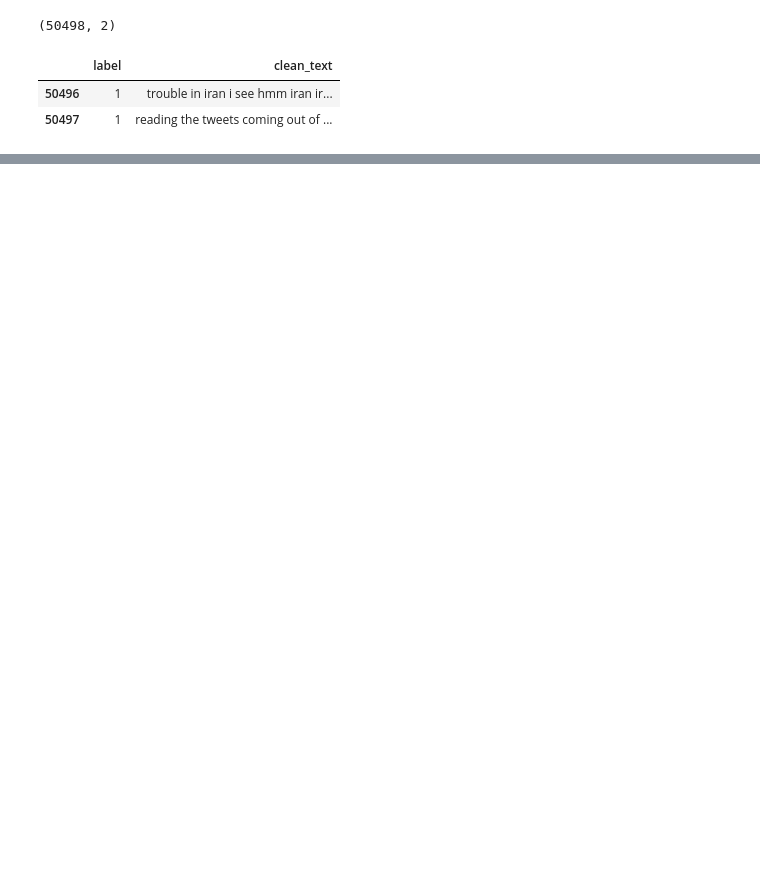
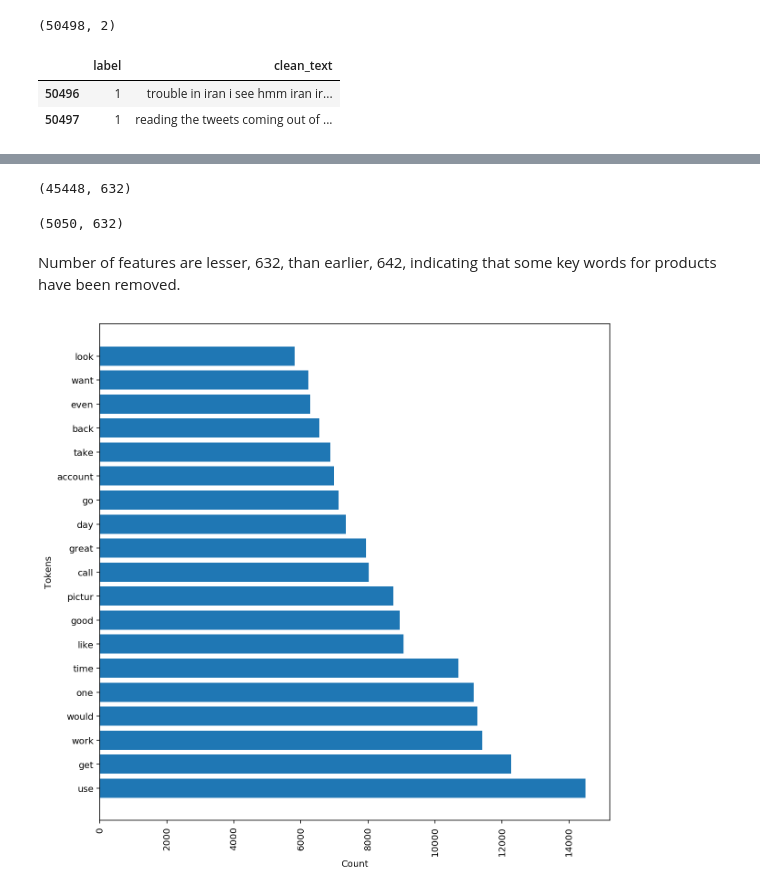
Before and after one commit to apandey86/capstone_community_problems, a Jupyter notebook: vectorization_fit_model.ipynb, the cells around one changed output, grey strips where cells are left out. Drawn from its saved outputs; the diff is of its cells as text; code cells hidden in the pictures; blank space fills up the shorter version.

```diff
--- a/vectorization_fit_model.ipynb
+++ b/vectorization_fit_model.ipynb
@@ -33,0 +292,5 @@ display(tweet_complaints_df.tail(2))
+# %%
+#Append amazon products to filter list
+amazon_products = ['camera','laptop', 'phone', 'tablet',  'tv', 'video surveillance']
+for product in amazon_products:
+    filter_ls.append(product)
@@ -33,0 +356,45 @@ display(tweet_complaints_df.tail(2))
+# %%
+#Instantiate using cust_tokenizer_prods_rmvd and only words that appear in atleast 1% of documents
+bagofwords = CountVectorizer(tokenizer = cust_tokenizer_prods_rmvd, min_df = 0.01)
+
+#Fit vectorizer on X_train
+bagofwords.fit(X_train)
+
+#Transform
+X_train_transformed = bagofwords.transform(X_train)
+X_test_transformed = bagofwords.transform(X_test)
+
+#Check number of features in train and test
+display(X_train_transformed.shape)
+display(X_test_transformed.shape)
+# %% [output]
+(45448, 632)
+(5050, 632)
+# %% [markdown]
+Number of features are lesser, 632, than earlier, 642, indicating that some key words for products have been removed.
+# %%
+#Create a function for creating train and test tarnsformed df
+#and visualizing n frequent words
+def return_trnsfrmddf_visualize_words(X_train_transformed, X_test_transformed, fit,n_words):
+    X_train_transformed_df = pd.DataFrame(columns = fit.get_feature_names(),
+                                         data = X_train_transformed.toarray())
+    X_test_transformed_df = pd.DataFrame(columns = bagofwords.get_feature_names(),
+                                         data = X_test_transformed.toarray())
+    #Top 20 most frequent words
+    top_words = X_train_transformed_df.sum(axis = 0).sort_values(ascending = False)[:n_words - 1]
+
+    #Visualize vectorized data
+    plt.figure(figsize =(10,10))
+    plt.barh(top_words.index, top_words.values)
+    plt.xlabel("Count")
+    plt.xticks(rotation = 90)
+    plt.ylabel("Tokens")
+    plt.show()
+    #return dfs
+    return X_train_transformed_df, X_test_transformed_df
+# %%
+#Verify functions
+X_train_transformed_df, X_test_transformed_df = return_trnsfrmddf_visualize_words(
+    X_train_transformed, X_test_transformed, bagofwords,20)
+# %% [output]
+[figure, added]
```
Also changed, not shown: parts of 43 cells of this notebook, 1 other file.
